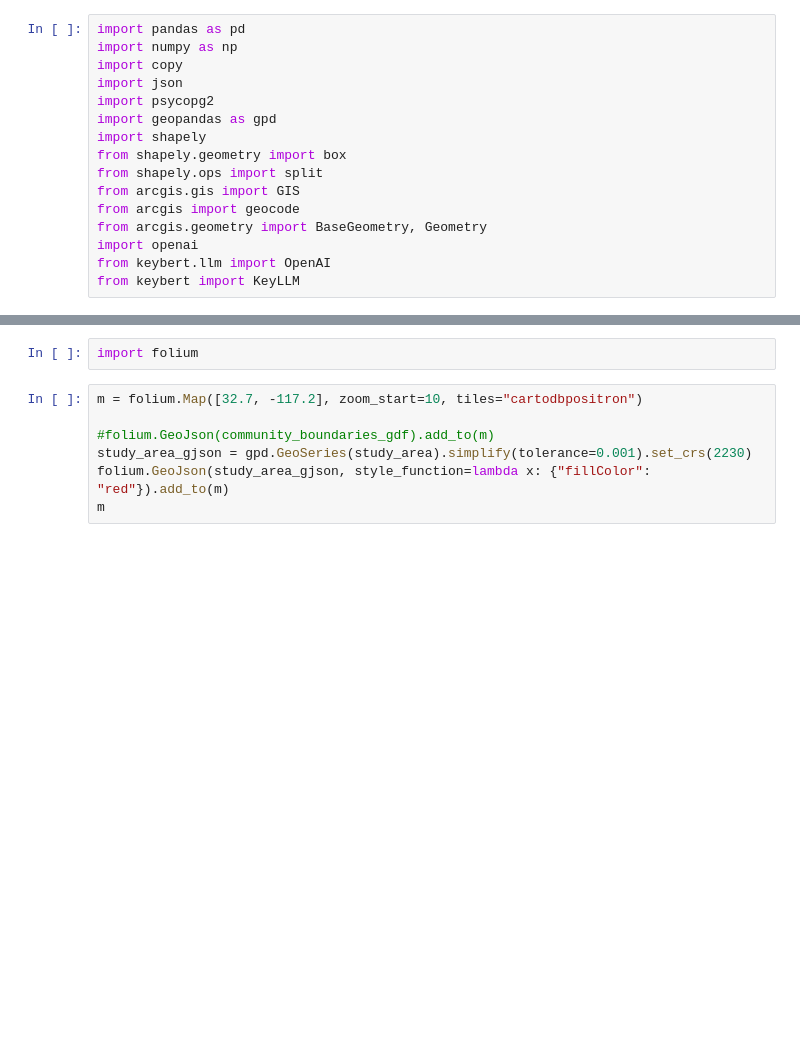
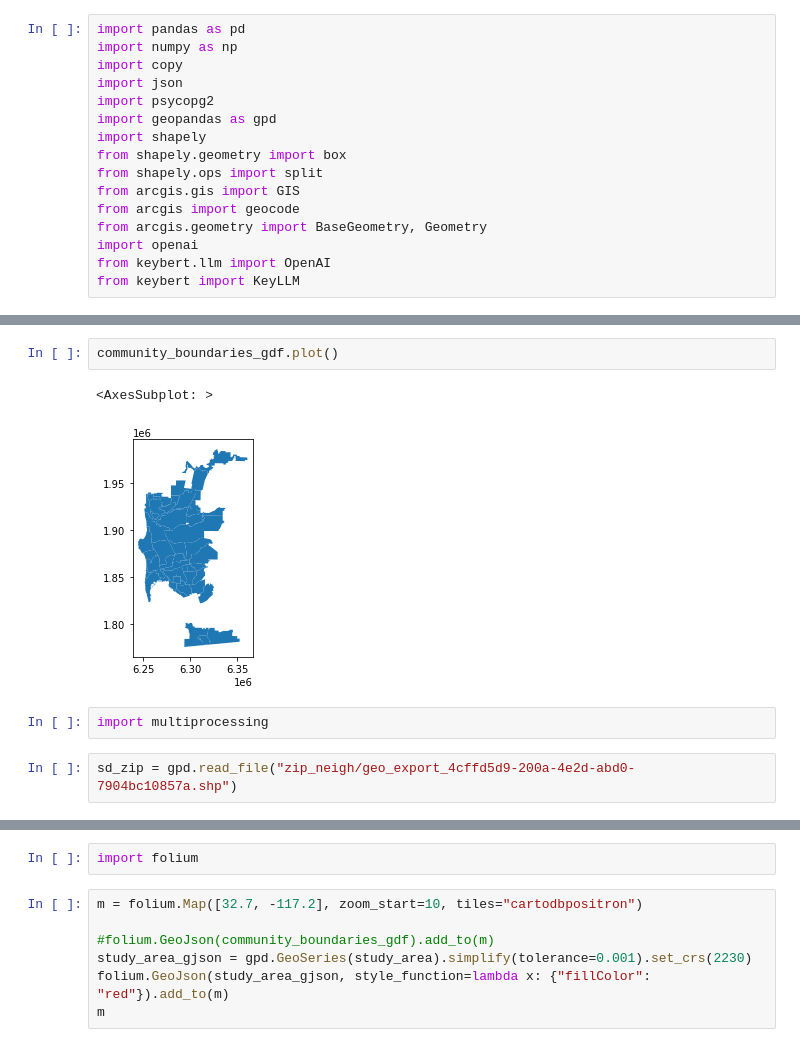
Before and after one commit to MuscularBrain/Nourish, a Jupyter notebook: Spatial API Cleaned.ipynb, the cells around one changed output, grey strips where cells are left out. Cells and saved outputs as stored; diff of their text form; blank space fills up the shorter version.

```diff
--- a/Spatial API Cleaned.ipynb
+++ b/Spatial API Cleaned.ipynb
@@ -75,0 +78,9 @@ Wall time: 4min 7s
+# %%
+community_boundaries_gdf.plot()
+# %% [output]
+<AxesSubplot: >
+[figure, added]
+# %%
+import multiprocessing
+# %%
+sd_zip = gpd.read_file("zip_neigh/geo_export_4cffd5d9-200a-4e2d-abd0-7904bc10857a.shp")
```
Also changed, not shown: parts of 12 cells of this notebook.
